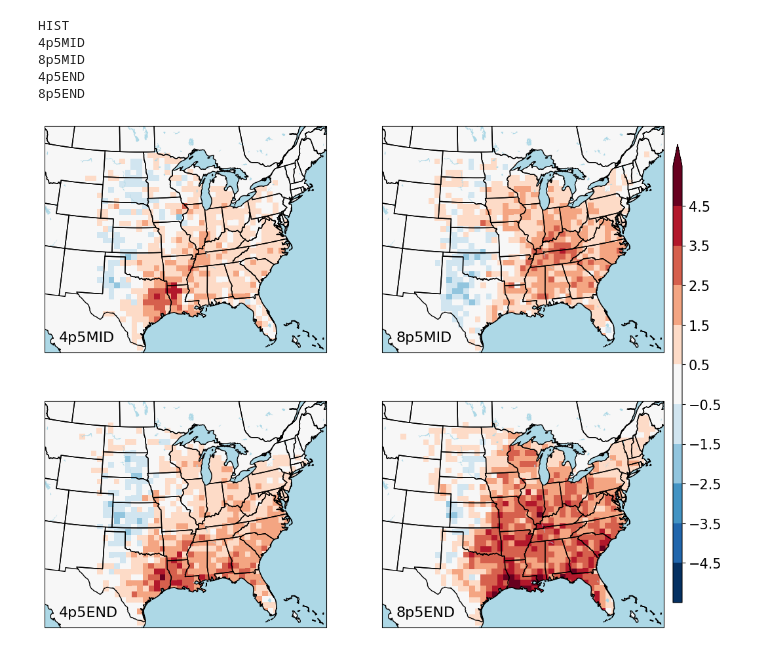
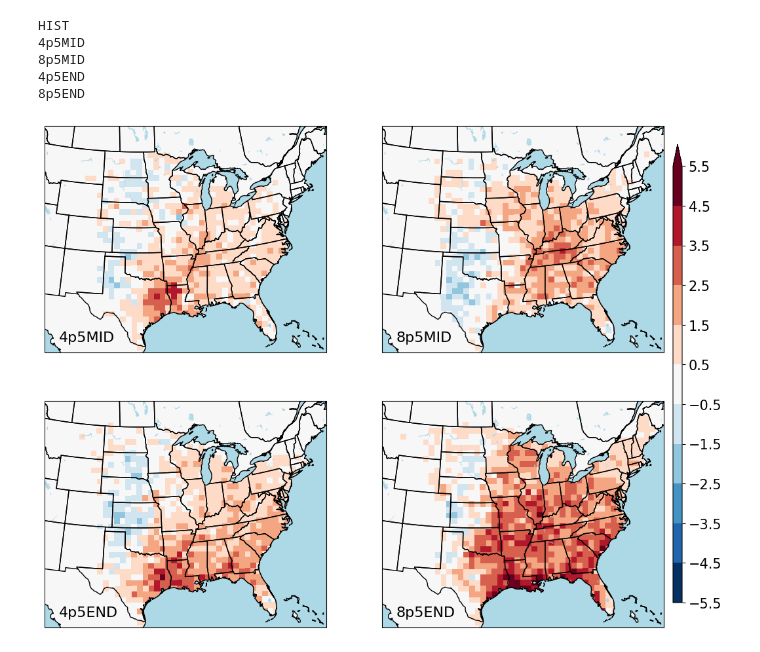
Before and after one commit to jcorner1/SYN_SERV, a Jupyter notebook: Code/Delta_Calculation_Maps.ipynb, the cells around one changed output. Cells and saved outputs as stored; diff of their text form; code cells hidden in the pictures.

```diff
--- a/Code/Delta_Calculation_Maps.ipynb
+++ b/Code/Delta_Calculation_Maps.ipynb
@@ -96,32 +96,32 @@ HIST
 # %%
 #Plot the data
 fig = plt.figure(figsize=(14,10))
 plt.tick_params(left = False, right = False , labelleft = False ,
                     labelbottom = False, bottom = False)
 
 divnorm=colors.TwoSlopeNorm(vmin=-5.5, vcenter=0., vmax=5.5)
 
 plt.subplots_adjust(right=0.8)
 cbar_ax = fig.add_axes([0.81, 0.15, 0.01, 0.7])
 
 for i in range(len(epochs[1:])):
 
     ax = plt.subplot(2, 2, i+1, projection=ccrs.LambertConformal(central_longitude=-98, central_latitude=35))
     c = ax.pcolormesh(uhs_HIST.CLONG.values[0,:,:], uhs_HIST.CLAT.values[0,:,:],locals()[f'delta_{epochs[1:][i]}'],
                       transform=cartopy.crs.PlateCarree(), cmap=cmap, norm=divnorm)
 
     ax.add_feature(cartopy.feature.STATES, zorder=2)
     ax.add_feature(cartopy.feature.COASTLINE, zorder=3)
     ax.add_feature(cartopy.feature.LAND, facecolor='white')
     ax.add_feature(cartopy.feature.OCEAN, facecolor='lightblue', zorder=2)
     ax.add_feature(cartopy.feature.LAKES, facecolor='lightblue')
 
     ax.set_extent([-110, -74, 24.5, 50])
 
     ax.annotate(f'{epochs[1:][i]}', (0.05,0.05),fontsize=16, xycoords='axes fraction')
 
-cbar = plt.colorbar(c,ticks=np.array(range(-5, 5, 1))+0.5, pad=0.01, extend='max', ax=ax, cax=cbar_ax)
+cbar = plt.colorbar(c,ticks=np.array(range(-6, 6, 1))+0.5, pad=0.01, extend='max', ax=ax, cax=cbar_ax)
 cbar.ax.tick_params(labelsize=15)
 plt.show()
 # %% [output]
-[figure, old version]
+[figure, new version]
```
Also changed, not shown: 2 other files.
